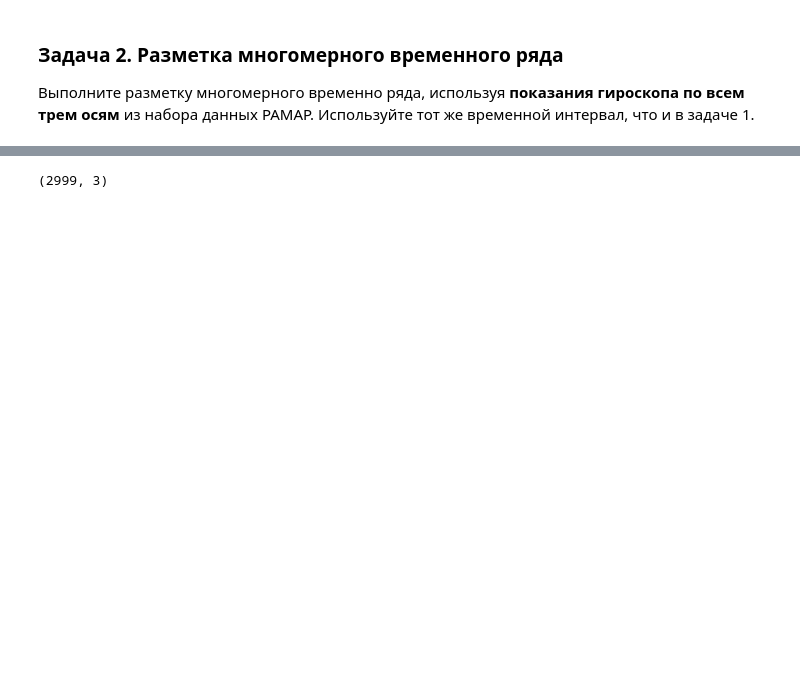
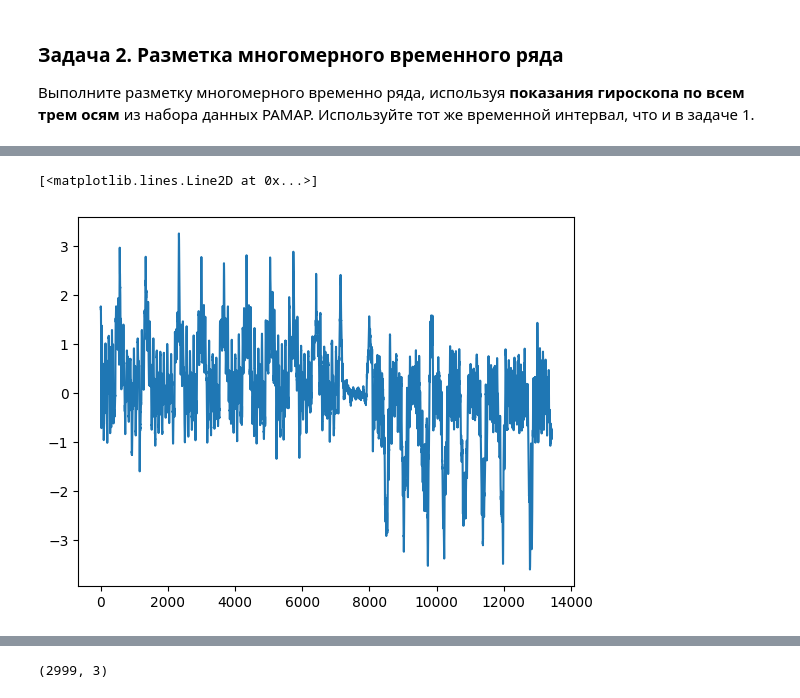
Before and after one commit to studntsusu/2023-Kufarov-TimeSeriesCourse, a Jupyter notebook: practice/05 Snippets/05 Snippets.ipynb, the cells around one changed output, grey strips where cells are left out. Drawn from its saved outputs; the diff is of its cells as text; code cells hidden in the pictures; blank space fills up the shorter version.

```diff
--- a/practice/05 Snippets/05 Snippets.ipynb
+++ b/practice/05 Snippets/05 Snippets.ipynb
@@ -104,0 +189,5 @@ accuracy_score(labels, labels_pred)
+# %%
+plt.plot(ts2)
+# %% [output]
+[<matplotlib.lines.Line2D at 0x...>]
+[figure, added]
```
Also changed, not shown: parts of 57 cells of this notebook.
